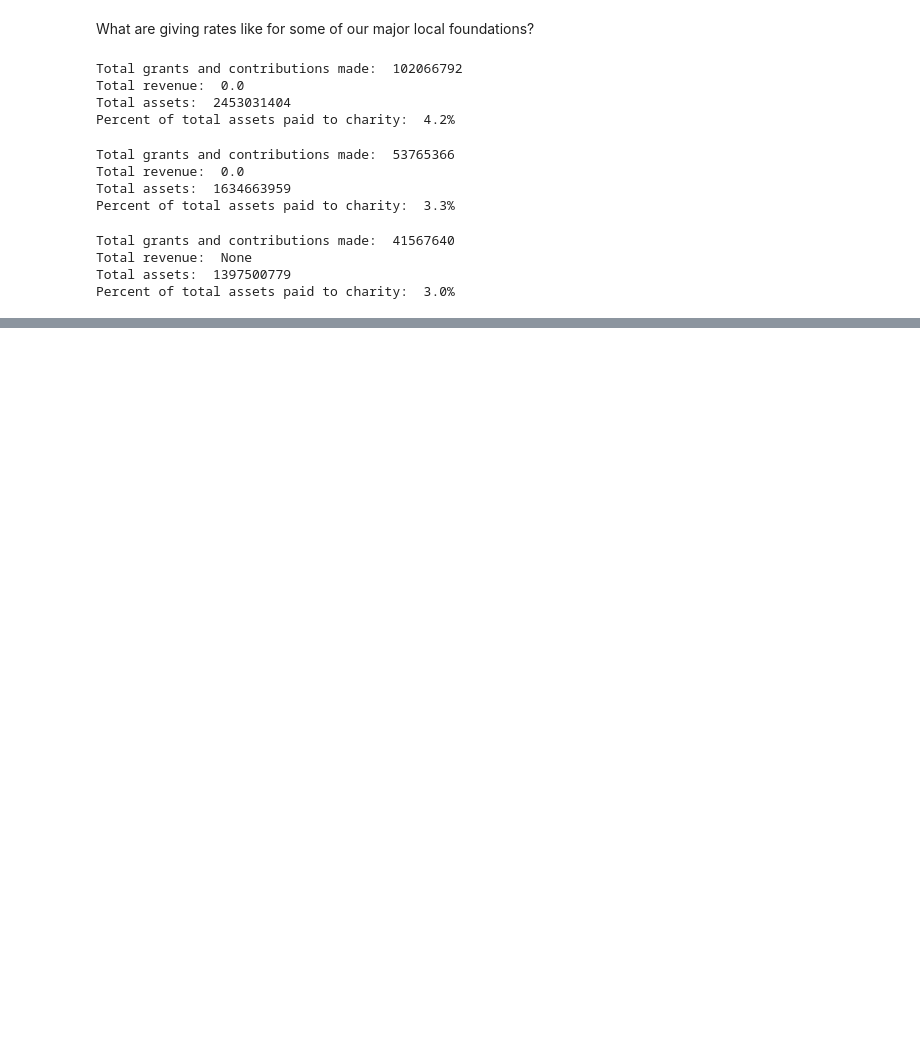
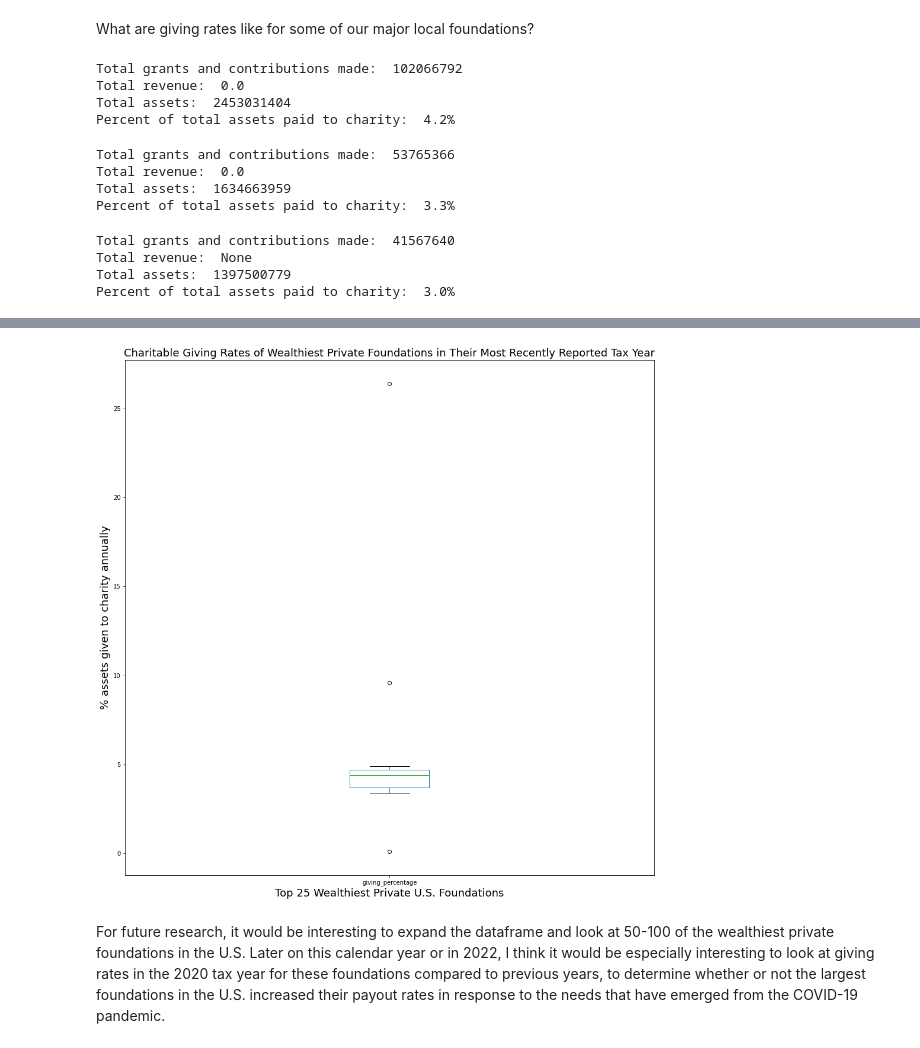
Before and after one commit to rachaelshockey/dat129_API_mini-project, a Jupyter notebook: API_guidestar.ipynb, the cells around one changed output, grey strips where cells are left out. Saved outputs shown, nothing was run; the diff lists cells and outputs as text; code cells hidden in the pictures; blank space fills up the shorter version.

Commit message:
Updated with deeper analysis and a visualization

```diff
--- a/API_guidestar.ipynb
+++ b/API_guidestar.ipynb
@@ -118,0 +185,4 @@ So far, only one foundation I've checked on through this API gave away more than
+# %%
+df = get_charity_df()
+
+df.describe()
@@ -118,0 +203,22 @@ So far, only one foundation I've checked on through this API gave away more than
+# %%
+from matplotlib import pyplot as plt
+
+def plot_giving_rate():
+    """reads in the dataset of 25 foundation giving rates and returns a boxplot"""
+    # call previous function to store the top 25 dataframe to a local variable
+    df = get_charity_df()
+
+    # adjust the figure size before specifying the plot you want
+    plt.figure(figsize=(16,16))
+
+    # use pandas indexing to specify one column of the dataframe for plotting
+    df['giving_percentage'].plot(kind='box')
+    plt.xlabel('Top 25 Wealthiest Private U.S. Foundations', size=18)
+    plt.ylabel('% assets given to charity annually', size=18)
+    plt.title('Charitable Giving Rates of Wealthiest Private Foundations in Their Most Recently Reported Tax Year', size=18)
+
+plot_giving_rate()
+# %% [output]
+[figure, added]
+# %% [markdown]
+For future research, it would be interesting to expand the dataframe and look at 50-100 of the wealthiest private foundations in the U.S. Later on this calendar year or in 2022, I think it would be especially interesting to look at giving rates in the 2020 tax year for these foundations compared to previous years, to determine whether or not the largest foundations in the U.S. increased their payout rates in response to the needs that have emerged from the COVID-19 pandemic.
```
Also changed, not shown: parts of 13 cells of this notebook.
